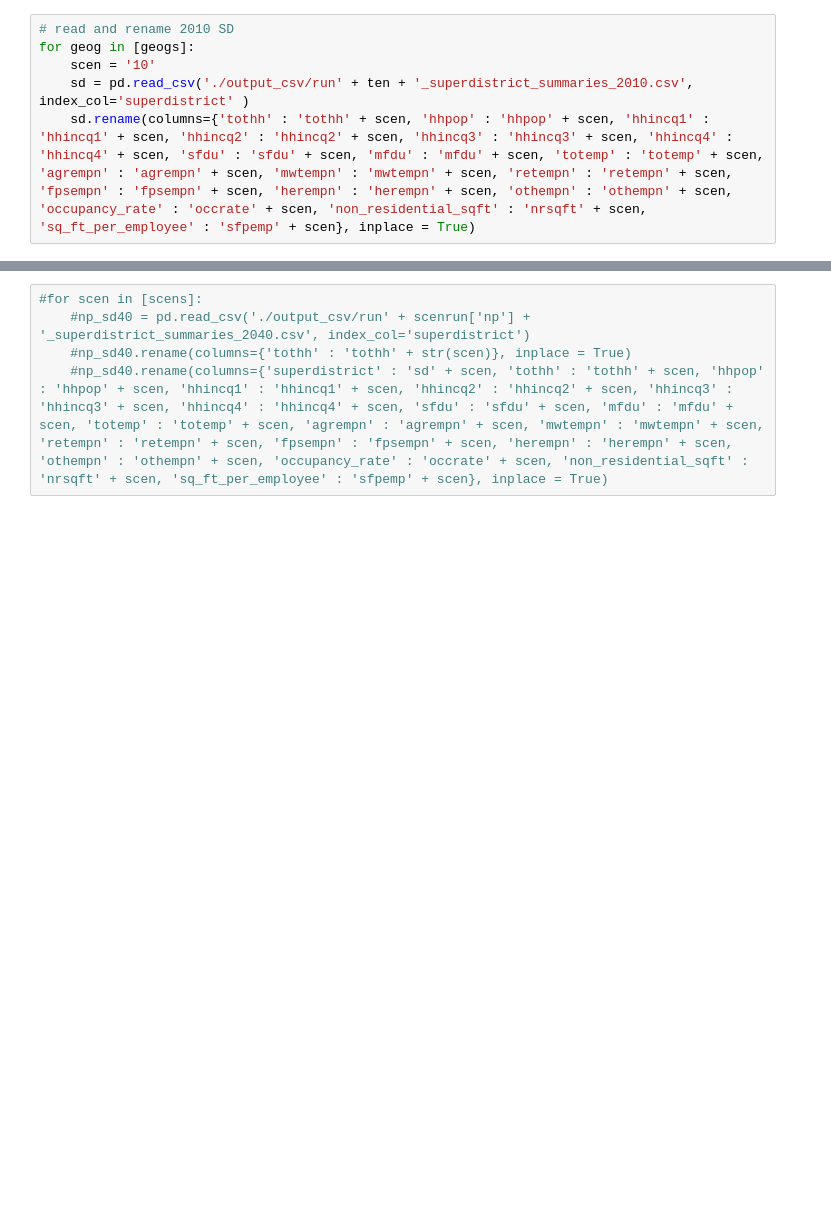
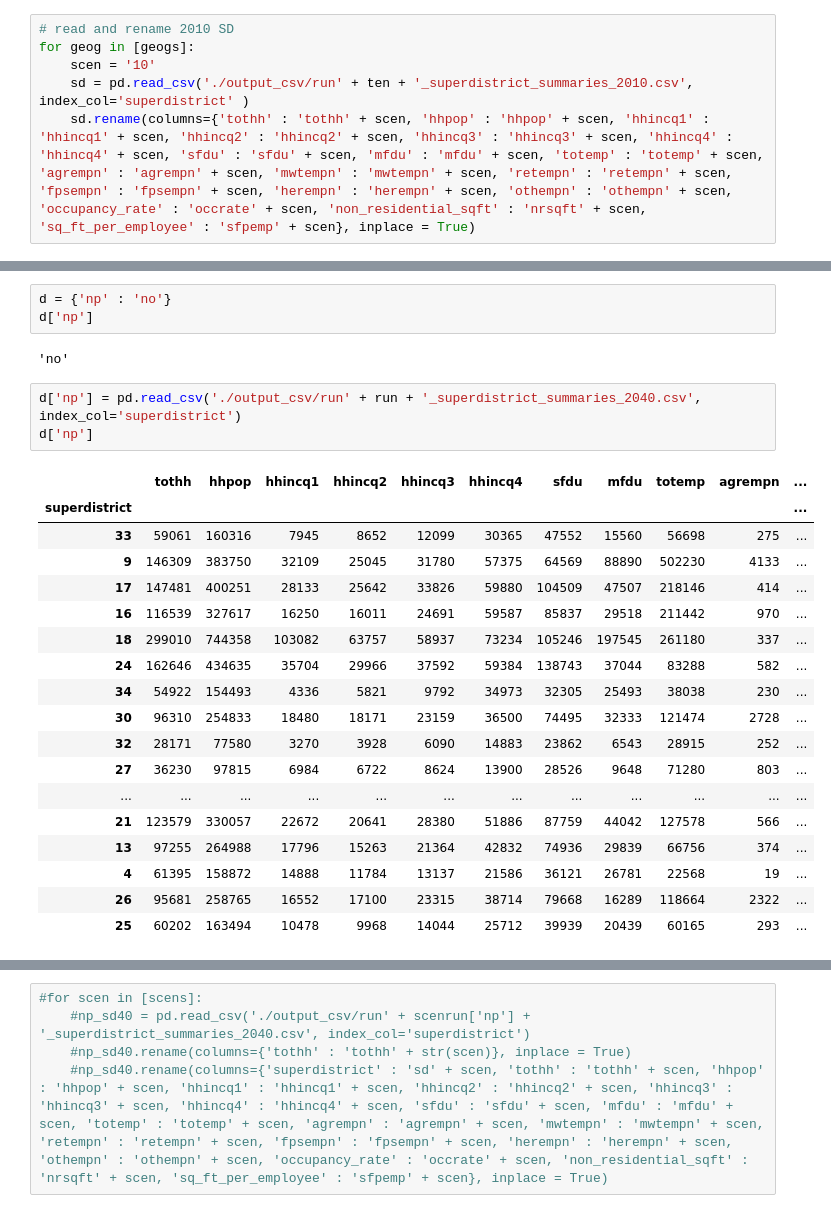
Before and after one commit to BayAreaMetro/urban_analytics, a Jupyter notebook: urbansim_output_analysis/urbanism_output.ipynb, the cells around one changed output, grey strips where cells are left out. Cells and saved outputs as stored; diff of their text form; blank space fills up the shorter version.

```diff
--- a/urbansim_output_analysis/urbanism_output.ipynb
+++ b/urbansim_output_analysis/urbanism_output.ipynb
@@ -26,0 +30,27 @@ for geog in [geogs]:
+# %%
+d = {'np' : 'no'}
+d['np']
+# %% [output]
+'no'
+# %%
+d['np'] = pd.read_csv('./output_csv/run' + run + '_superdistrict_summaries_2040.csv', index_col='superdistrict')
+d['np']
+# %% [output]
+|  | tothh | hhpop | hhincq1 | hhincq2 | hhincq3 | hhincq4 | sfdu | mfdu | totemp | agrempn | ... |
+| superdistrict |  |  |  |  |  |  |  |  |  |  | ... |
+| 33 | 59061 | 160316 | 7945 | 8652 | 12099 | 30365 | 47552 | 15560 | 56698 | 275 | ... |
+| 9 | 146309 | 383750 | 32109 | 25045 | 31780 | 57375 | 64569 | 88890 | 502230 | 4133 | ... |
+| 17 | 147481 | 400251 | 28133 | 25642 | 33826 | 59880 | 104509 | 47507 | 218146 | 414 | ... |
+| 16 | 116539 | 327617 | 16250 | 16011 | 24691 | 59587 | 85837 | 29518 | 211442 | 970 | ... |
+| 18 | 299010 | 744358 | 103082 | 63757 | 58937 | 73234 | 105246 | 197545 | 261180 | 337 | ... |
+| 24 | 162646 | 434635 | 35704 | 29966 | 37592 | 59384 | 138743 | 37044 | 83288 | 582 | ... |
+| 34 | 54922 | 154493 | 4336 | 5821 | 9792 | 34973 | 32305 | 25493 | 38038 | 230 | ... |
+| 30 | 96310 | 254833 | 18480 | 18171 | 23159 | 36500 | 74495 | 32333 | 121474 | 2728 | ... |
+| 32 | 28171 | 77580 | 3270 | 3928 | 6090 | 14883 | 23862 | 6543 | 28915 | 252 | ... |
+| 27 | 36230 | 97815 | 6984 | 6722 | 8624 | 13900 | 28526 | 9648 | 71280 | 803 | ... |
+| ... | ... | ... | ... | ... | ... | ... | ... | ... | ... | ... | ... |
+| 21 | 123579 | 330057 | 22672 | 20641 | 28380 | 51886 | 87759 | 44042 | 127578 | 566 | ... |
+| 13 | 97255 | 264988 | 17796 | 15263 | 21364 | 42832 | 74936 | 29839 | 66756 | 374 | ... |
+| 4 | 61395 | 158872 | 14888 | 11784 | 13137 | 21586 | 36121 | 26781 | 22568 | 19 | ... |
+| 26 | 95681 | 258765 | 16552 | 17100 | 23315 | 38714 | 79668 | 16289 | 118664 | 2322 | ... |
+| 25 | 60202 | 163494 | 10478 | 9968 | 14044 | 25712 | 39939 | 20439 | 60165 | 293 | ... |
```
Also changed, not shown: parts of 8 cells of this notebook.
